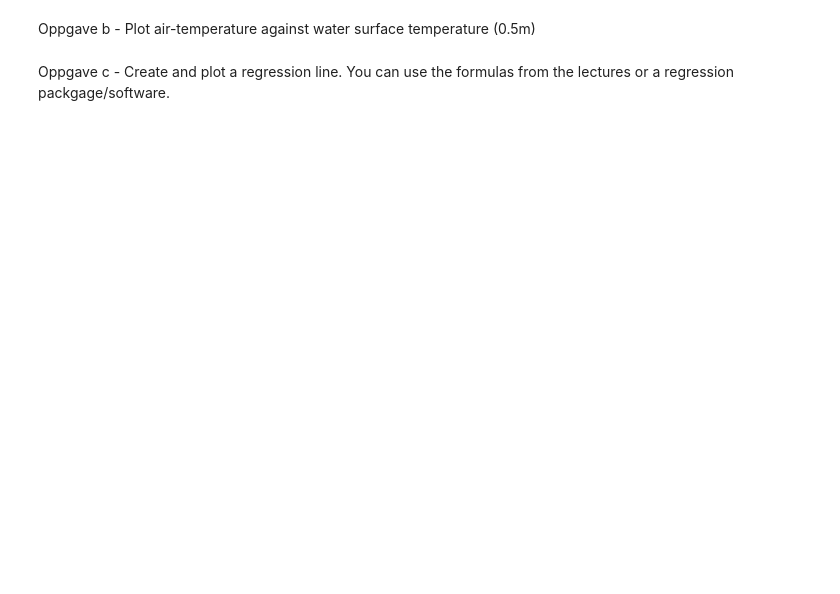
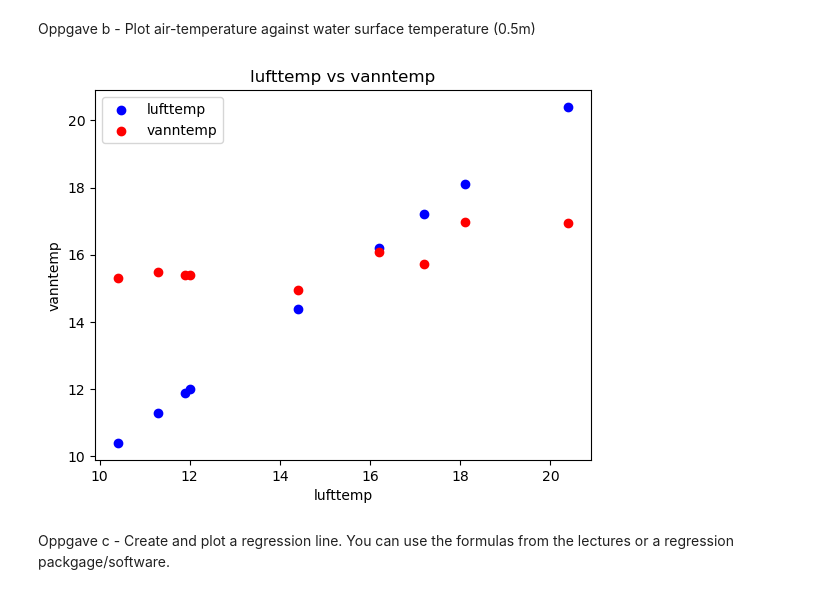
Before and after one commit to 591118/ADA501, a Jupyter notebook: ex2uke2.ipynb, the cells around one changed output. Saved outputs shown, nothing was run; the diff lists cells and outputs as text; code cells hidden in the pictures; blank space fills up the shorter version.

```diff
--- a/ex2uke2.ipynb
+++ b/ex2uke2.ipynb
@@ -151,5 +183,20 @@ plt.show()
 # %% [markdown]
 Oppgave b - Plot air-temperature against water surface temperature (0.5m)
+# %%
+import matplotlib.pyplot as plt
+
+# Plot y1 with blue markers
+# Plot y1 and y2 as overlapping points
+plt.scatter(y1, y1, color='blue', label='lufttemp')
+plt.scatter(y1, y2, color='red', label='vanntemp')
+
+plt.xlabel('lufttemp')
+plt.ylabel('vanntemp')
+plt.title('lufttemp vs vanntemp')
+plt.legend()
+plt.show()
+# %% [output]
+[figure, added]
 # %% [markdown]
 Oppgave c - Create and plot a regression line. You can use the formulas from the lectures or a regression
 packgage/software.
```
Also changed, not shown: parts of 18 cells of this notebook, 1 other file.
